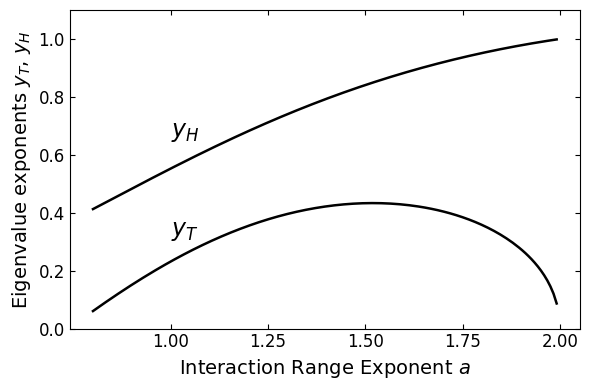
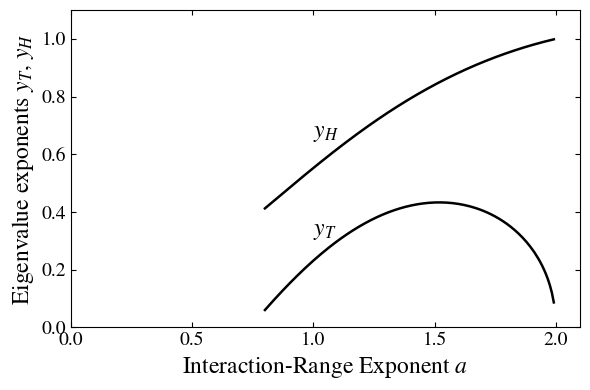
Unified diff of the notebook cell whose output changed from the first chart to the second:
--- before
+++ after
@@ -1,18 +1,18 @@
 import matplotlib.pyplot as plt
+
 a = result["a"]
 
 fig, ax = plt.subplots(figsize=(6, 4))
-
-# Plot both curves
 ax.plot(a, result["yT"], c='k', linestyle='-', linewidth=1.8, label=r"$y_T$")
 ax.plot(a, result["yH"], c='k', linestyle='-', linewidth=1.8, label=r"$y_H$")
-ax.set_xlabel(r"Interaction Range Exponent $a$", fontsize=14)
-ax.set_ylabel(r"Eigenvalue exponents $y_T$, $y_H$", fontsize=14)
+ax.set_xlabel(r"Interaction-Range Exponent $a$", fontsize=17)
+ax.set_ylabel(r"Eigenvalue exponents $y_T$, $y_H$", fontsize=17)
+ax.set_xlim(0, 2.1)
 ax.set_ylim(0, 1.1)
-ax.set_xticks([1, 1.25, 1.5, 1.75, 2])
-ax.tick_params(direction="in", which="both", top=True, right=True, labelsize=12)
+#ax.set_xticks([1, 1.25, 1.5, 1.75, 2])
+ax.tick_params(direction="in", which="both", top=True, right=True, labelsize=14)
 ax.text(1, 0.32, r"$y_T$", fontsize=17)
 ax.text(1, 0.66, r"$y_H$", fontsize=17)
 plt.tight_layout()
-#plt.savefig("../figures/exponents_yTyH.eps")
+plt.savefig("../figures/exponents_yTyH.png")
 plt.show()

Commit: Regenerate figures and update notebooks